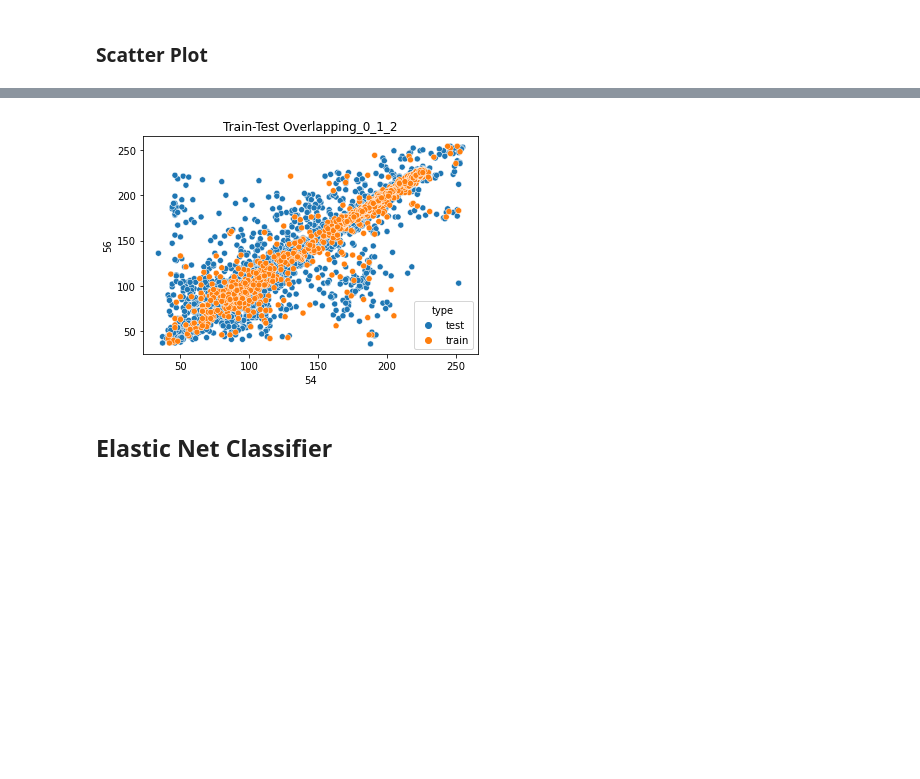
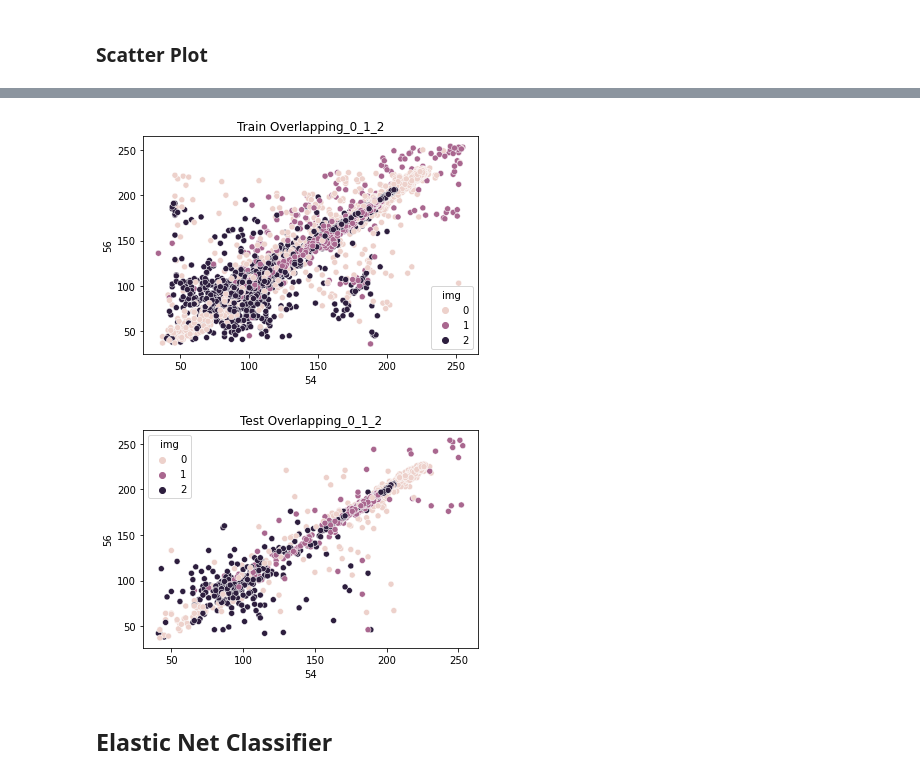
Before and after one commit to vathanahim/image_analysis, a Jupyter notebook: Part_2/code/Assignment2.ipynb, the cells around one changed output, grey strips where cells are left out. Cells and saved outputs as stored; diff of their text form; code cells hidden in the pictures; blank space fills up the shorter version.

```diff
--- a/Part_2/code/Assignment2.ipynb
+++ b/Part_2/code/Assignment2.ipynb
@@ -39,16 +39,19 @@ def gen_histo(df, col1:str, col2:str, title:str):
     axs[1].hist(df[col2])
     axs[1].title.set_text(str(title+" feature: "+col2))
     fig.tight_layout()
+    print(col1+ " Mean:{}".format(df[col1].mean().round(1)),"variance:{}".format(df[col1].var().round(1)))
+    print(col2+ " Mean:{}".format(df[col2].mean().round(1)),"variance:{}".format(df[col2].var().round(1)))
     return plt.show()
 
 #generate scatter plot
 def gen_scatter(df1, df2, col1:str, col2:str, title:str):
-    df1['type'] = 'test'
-    df2['type'] = 'train'
-    df = pd.concat([df1,df2])
-    sns.scatterplot( df[col1], df[col2], hue=df['type'])
+    df1['img'] = df2
+    sns.scatterplot( df1[col1], df1[col2], hue=df1['img'])
     plt.title(title)
     return plt.show()
+
+def to_csv(df, file:str, sub):
+    return df.to_csv('../data/'+sub+'/'+file)
 # %%
 df_nonoverlapping_01 = gen_label_en(df_nonoverlapping_01)
 df_nonoverlapping_012 = gen_label_en(df_nonoverlapping_012)
@@ -104,4 +149,6 @@ gen_scatter(x_train_over_01,x_test_over_01, '54', '56', 'Train-Test Overlapping_
 # %%
-gen_scatter(x_train_over_012,x_test_over_012, '54', '56', 'Train-Test Overlapping_0_1_2')
+gen_scatter(x_train_over_012,y_train_over_012, '54', '56', 'Train Overlapping_0_1_2')
+gen_scatter(x_test_over_012,y_test_over_012, '54', '56', 'Test Overlapping_0_1_2')
 # %% [output]
-[figure, old version]
+[figure, new version]
+[figure, added]
```
Also changed, not shown: parts of 20 cells of this notebook, 40 other files.
